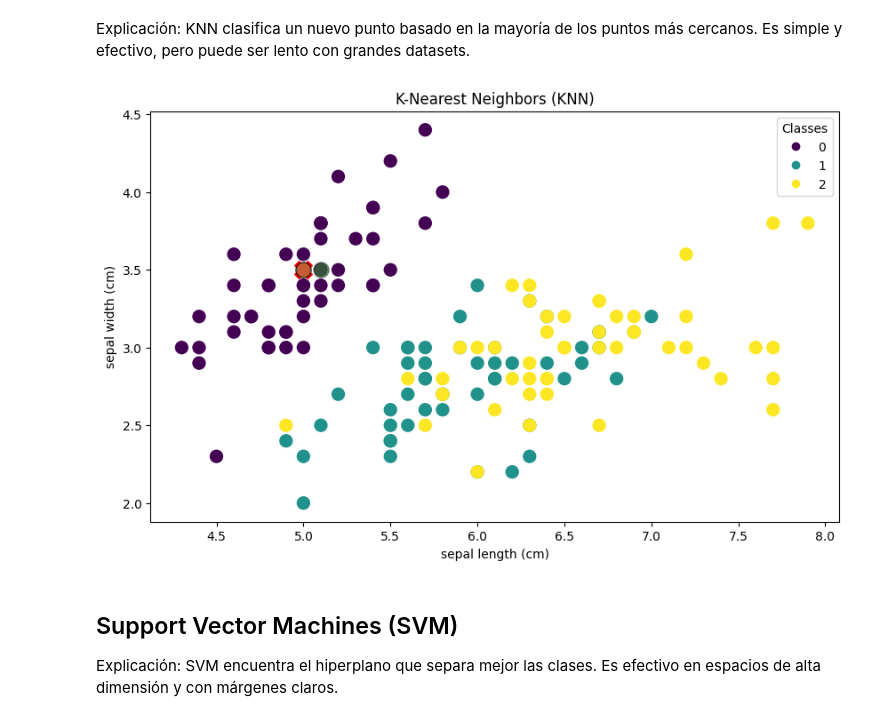
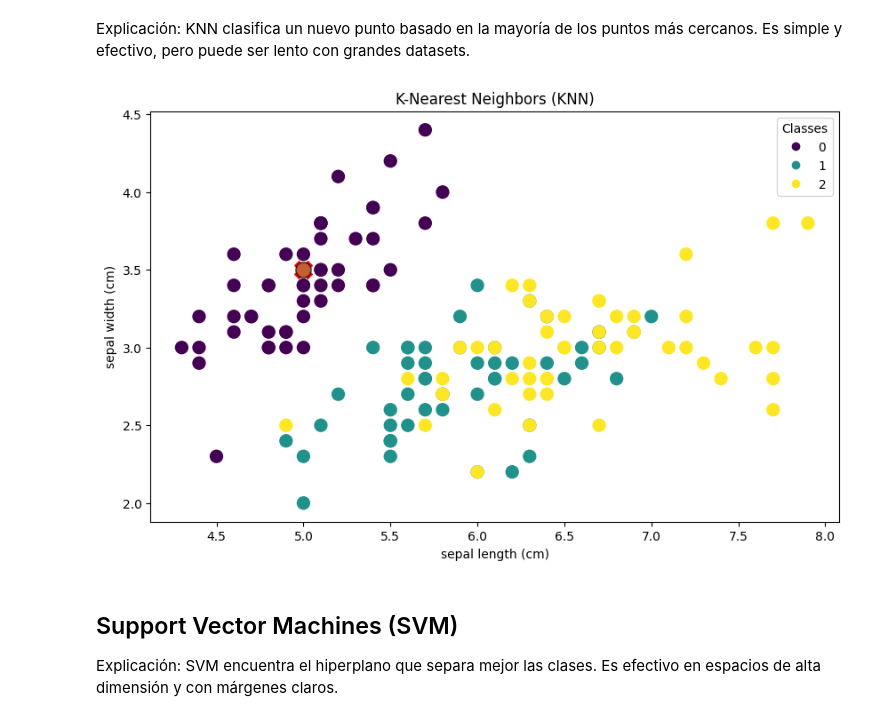
Before and after one commit to jarsmp37/introds, a Jupyter notebook: Clase_12.ipynb, the cells around one changed output. Saved outputs shown, nothing was run; the diff lists cells and outputs as text; code cells hidden in the pictures.

```diff
--- a/Clase_12.ipynb
+++ b/Clase_12.ipynb
@@ -30,37 +48,27 @@ Explicación: KNN clasifica un nuevo punto basado en la mayoría de los puntos m
 # %%
 from sklearn.datasets import load_iris
 from sklearn.neighbors import KNeighborsClassifier
 import numpy as np
 import matplotlib.pyplot as plt
-
-# Cargar dataset
 iris = load_iris()
 X, y = iris.data[:, :2], iris.target  # Usar solo las dos primeras características para graficar
-
-# Entrenar modelo
-model = KNeighborsClassifier(n_neighbors=3)
+model = KNeighborsClassifier(n_neighbors=2)
 model.fit(X, y)
-
-# Graficar los puntos de datos
 plt.figure(figsize=(10, 6))
 scatter = plt.scatter(X[:, 0], X[:, 1], c=y, cmap='viridis', s=100)
-
-# Graficar los vecinos más cercanos
 test_point = np.array([[5.0, 3.5]])
 plt.scatter(test_point[:, 0], test_point[:, 1], c='red', s=200, marker='X')
-
 # Obtener y graficar los vecinos más cercanos
 neighbors_indices = model.kneighbors(test_point, return_distance=False)
 for i in neighbors_indices[0]:
     plt.scatter(X[i, 0], X[i, 1], edgecolor='black', s=150, alpha=0.5)
-
 plt.title("K-Nearest Neighbors (KNN)")
 plt.xlabel(iris.feature_names[0])
 plt.ylabel(iris.feature_names[1])
 plt.legend(*scatter.legend_elements(), title="Classes")
 plt.show()
 # %% [output]
-[figure, old version]
+[figure, new version]
 # %% [markdown]
 ## Support Vector Machines (SVM)
 
```
Also changed, not shown: parts of 6 cells of this notebook, 15 other files.
